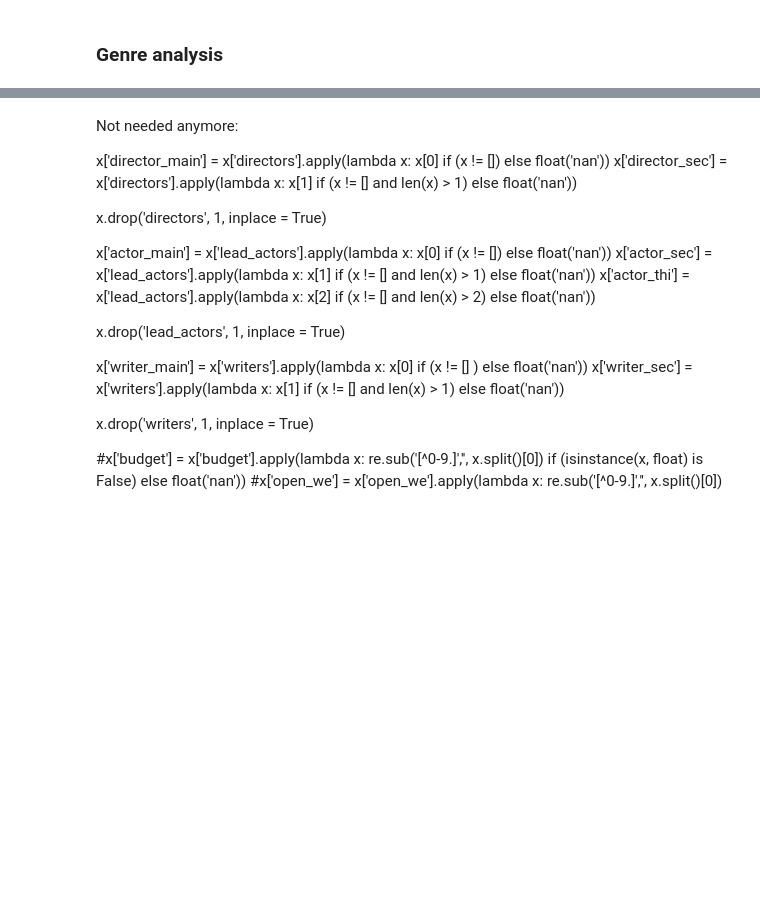
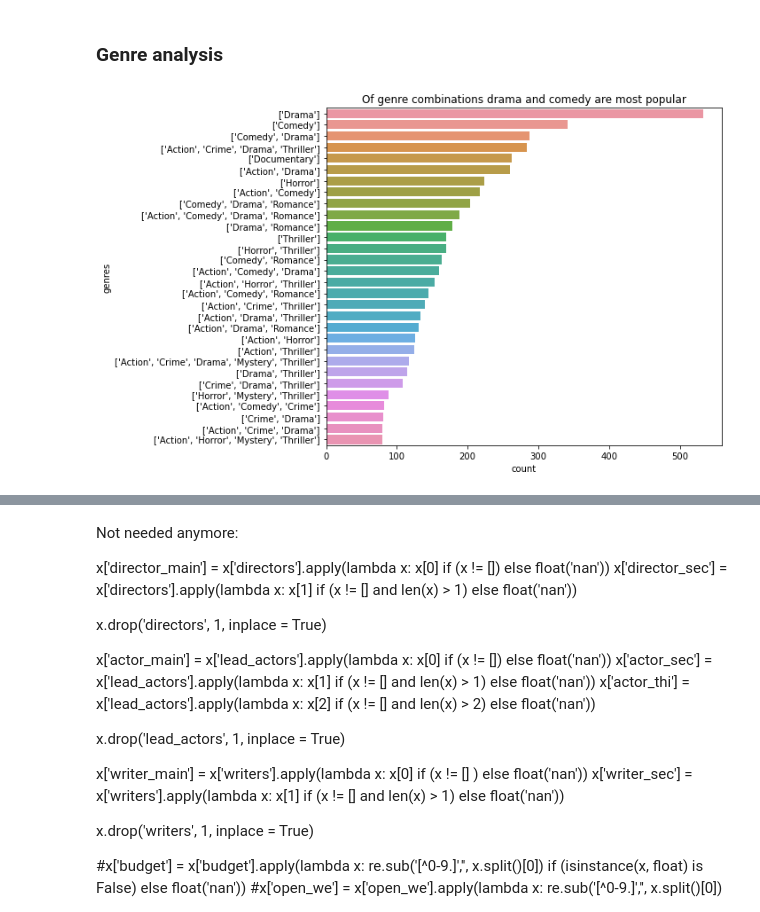
Before and after one commit to kristofrabay/python_practise, a Jupyter notebook: imdb_analysis.ipynb, the cells around one changed output, grey strips where cells are left out. Drawn from its saved outputs; the diff is of its cells as text; code cells hidden in the pictures; blank space fills up the shorter version.

```diff
--- a/imdb_analysis.ipynb
+++ b/imdb_analysis.ipynb
@@ -671,3 +672,11 @@ plt.show()
 [figure]
 # %% [markdown]
 ### Genre analysis
+# %%
+genres_grouped = pd.DataFrame(x[x['genres'].notnull()].groupby('genres').count()['title'].sort_values(ascending = False)[:30].reset_index().rename(columns = {'title' : 'count'}))
+plt.figure(figsize=(8,7))
+sns.barplot(y = 'genres', x = 'count', data = genres_grouped)
+plt.title('Of genre combinations drama and comedy are most popular')
+plt.show()
+# %% [output]
+[figure, added]
```
Also changed, not shown: parts of 12 cells of this notebook.
